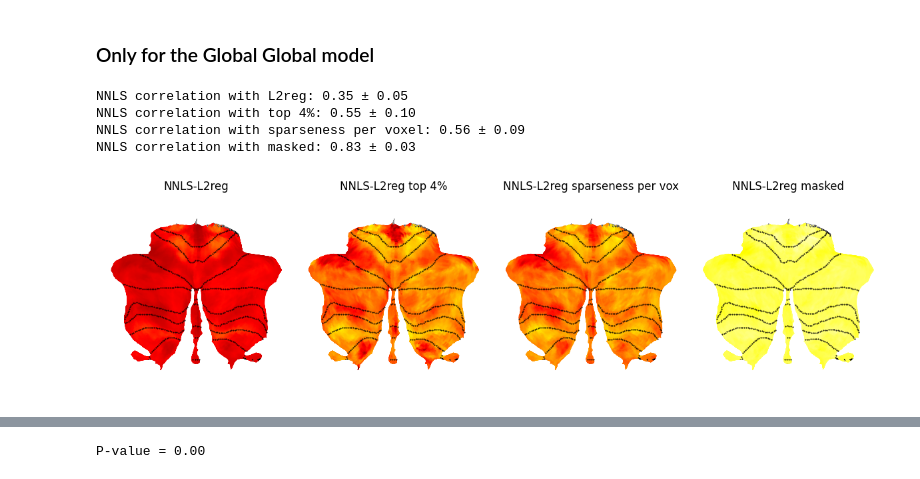
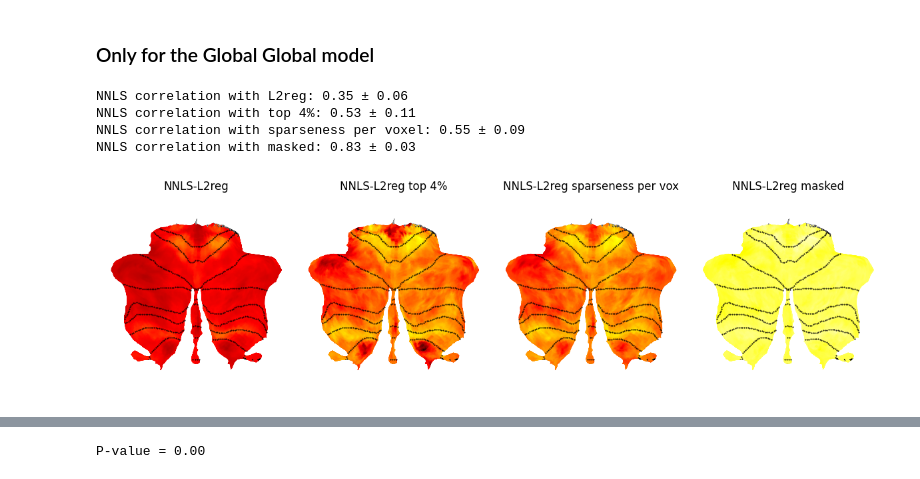
Before and after one commit to DiedrichsenLab/cortico_cereb_connectivity, a Jupyter notebook: notebooks/9. Method_comparison/thresholded_L2reg.ipynb, the cells around one changed output, grey strips where cells are left out. Saved outputs shown, nothing was run; the diff lists cells and outputs as text; code cells hidden in the pictures.

```diff
--- a/notebooks/9. Method_comparison/thresholded_L2reg.ipynb
+++ b/notebooks/9. Method_comparison/thresholded_L2reg.ipynb
@@ -23,8 +23,8 @@ atlas, _ = am.get_atlas('MNISymC3')
 labels = ['L2reg', 'L2reg top 4%', 'L2reg sparseness per vox', 'L2reg masked']
 
 # load models
-NNLS_mo, _ = ccs.get_model(''.join(gl.dscode), 'Icosahedron1002', 'NNLS', 'A0_global', cerebellum_atlas='MNISymC3')
-L2reg_mo, _ = ccs.get_model(''.join(gl.dscode), 'Icosahedron1002', 'L2reg', 'A2_global', cerebellum_atlas='MNISymC3')
+NNLS_mo, _ = ccs.get_model(''.join(gl.dscode), 'Icosahedron1002', 'NNLS', 'A0_global', cerebellum_atlas='MNISymC3', norm=True)
+L2reg_mo, _ = ccs.get_model(''.join(gl.dscode), 'Icosahedron1002', 'L2reg', 'A2_global', cerebellum_atlas='MNISymC3', norm=True)
 
 # alter Ridge coefficients
 thresh = np.percentile(L2reg_mo.coef_, 96)
@@ -32,34 +32,34 @@ thresh_vox = np.sum(NNLS_mo.coef_ > 0, axis=1)
 L2reg_high_coef = np.where(L2reg_mo.coef_ >= thresh, L2reg_mo.coef_, 0)
 L2reg_high_coef_vox = np.zeros_like(L2reg_mo.coef_)
 for v, n in enumerate(thresh_vox):
     L2reg_idx = np.argsort(L2reg_mo.coef_[v])[-n:]
     L2reg_high_coef_vox[v][L2reg_idx] = L2reg_mo.coef_[v][L2reg_idx]
 L2reg_mask_coef = np.where(NNLS_mo.coef_ > 0, L2reg_mo.coef_, 0)
 
 # correlation
 corr_L2reg = vox_corr(L2reg_mo.coef_, NNLS_mo.coef_)
 corr_top = vox_corr(L2reg_high_coef, NNLS_mo.coef_)
 corr_top_vox = vox_corr(L2reg_high_coef_vox, NNLS_mo.coef_)
 corr_masked = vox_corr(L2reg_mask_coef, NNLS_mo.coef_)
 
 # display
 print(f'NNLS correlation with L2reg: {np.nanmean(corr_L2reg):.2f} ± {np.nanstd(corr_L2reg):.2f}')
 print(f'NNLS correlation with top 4%: {np.nanmean(corr_top):.2f} ± {np.nanstd(corr_top):.2f}')
 print(f'NNLS correlation with sparseness per voxel: {np.nanmean(corr_top_vox):.2f} ± {np.nanstd(corr_top_vox):.2f}')
 print(f'NNLS correlation with masked: {np.nanmean(corr_masked):.2f} ± {np.nanstd(corr_masked):.2f}')
 
 # plot
 if do_plot:
     plt.subplots(1, 4, figsize=(12, 3.5), tight_layout=True)
     for i, W_corr in enumerate([corr_L2reg, corr_top, corr_top_vox, corr_masked]):
         W_data = suit.vol_to_surf(atlas.data_to_nifti(W_corr), space='MNISymC')
         plt.subplot(1, 4, i+1)
         plt.title(f'NNLS-{labels[i]}')
         suit.flatmap.plot(W_data, cmap='hot', new_figure=False, bordersize=1, cscale=[0, 1])
     plt.show()
 # %% [output]
-NNLS correlation with L2reg: 0.35 ± 0.05
-NNLS correlation with top 4%: 0.55 ± 0.10
-NNLS correlation with sparseness per voxel: 0.56 ± 0.09
+NNLS correlation with L2reg: 0.35 ± 0.06
+NNLS correlation with top 4%: 0.53 ± 0.11
+NNLS correlation with sparseness per voxel: 0.55 ± 0.09
 NNLS correlation with masked: 0.83 ± 0.03
-[figure, old version]
+[figure, new version]
```
Also changed, not shown: parts of 1 cell of this notebook, 6 other files.
